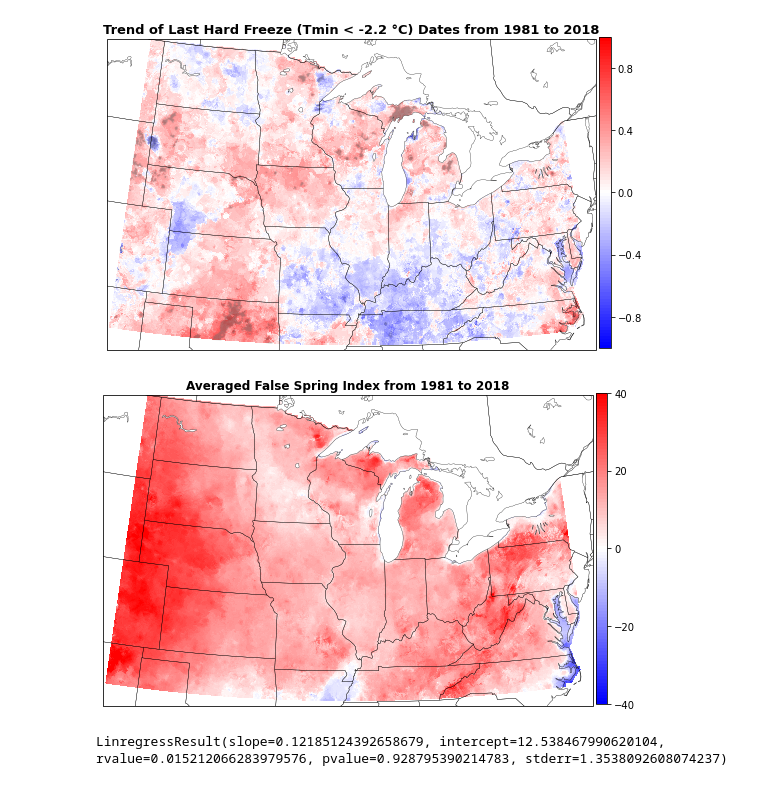
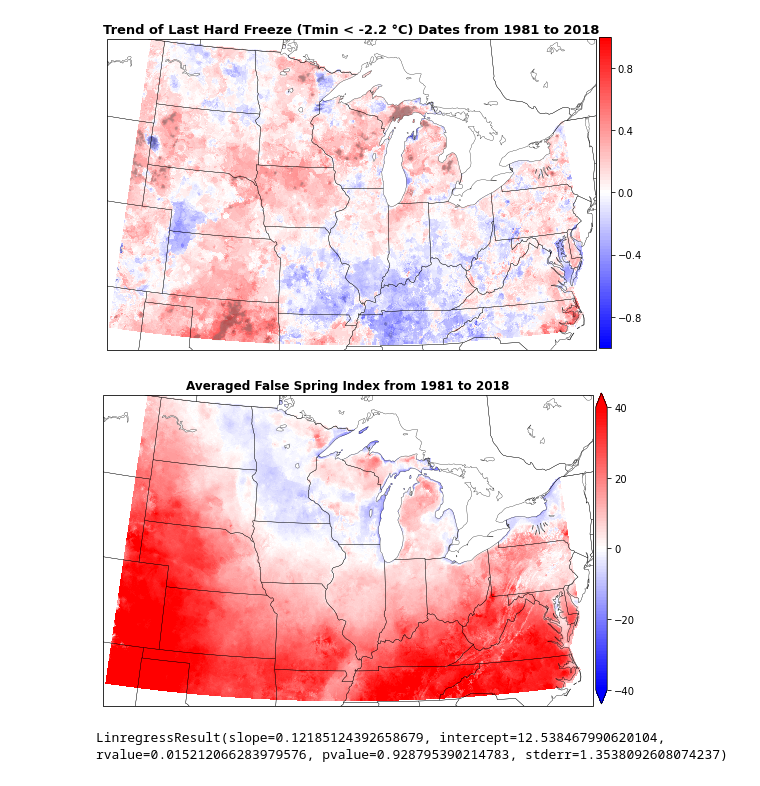
Before and after one commit to Diane1306/ERA5_PRISM, a Jupyter notebook: freeze_index.ipynb, the cells around one changed output. Cells and saved outputs as stored; diff of their text form; code cells hidden in the pictures.

```diff
--- a/freeze_index.ipynb
+++ b/freeze_index.ipynb
@@ -173,32 +183,33 @@ np.save('./var/FSI', FSI)
 # %%
-FSI = np.load('./var/FSI.npy')
+# FSI = np.load('./var/FSI.npy')
+FSI = np.load('./var/FSI_cherry.npy')
 
 fig = plt.figure(figsize=(8, 6))
 extent = [-105, -75, 34, 49]
 ax = plt.axes(projection=ccrs.AlbersEqualArea(np.mean(extent[:2]), np.mean(extent[2:])))
 ax.set_extent(extent)
 states = NaturalEarthFeature(category="cultural", scale="50m",
                              facecolor="none",
                              name="admin_1_states_provinces_shp")
 ax.add_feature(states, linewidth=.3, edgecolor="black")
 ax.add_feature(cartopy.feature.BORDERS, lw=.3, linestyle=':')
 ax.add_feature(cartopy.feature.COASTLINE, lw=.3, linestyle=':')
 ax.add_feature(cartopy.feature.LAKES, edgecolor='black', facecolor='white', lw=.3)
 
 levels = MaxNLocator(nbins=100).tick_values(-40 ,40)
 cmap = plt.get_cmap('bwr')
 norm = BoundaryNorm(levels, ncolors=cmap.N, clip=True)
 
 pc = plt.pcolormesh(Lon, Lat, FSI.mean(axis=0), cmap=cmap, norm=norm, transform=ccrs.PlateCarree())
 
 plt.title(f'Averaged False Spring Index from 1981 to 2018', fontsize=12, fontweight='bold')
 
 fig.subplots_adjust(bottom=0, top=0.95, left=0.05, right=0.9)
 cb_ax = fig.add_axes([0.905, 0.12, 0.02, 0.72])
-cbar = fig.colorbar(pc, cax=cb_ax, ticks=[-40, -20, 0, 20, 40])
-plt.savefig(f'./plot/freeze_index/FSI_mean.png')
+cbar = fig.colorbar(pc, cax=cb_ax, ticks=[-40, -20, 0, 20, 40],extend='both')
+plt.savefig(f'./plot/freeze_index/Cherry_FSI_mean.png')
 # %% [output]
-[figure, old version]
+[figure, new version]
 # %%
 fsi_ann = np.nanmean(FSI, axis=(1,2))
 re_fsi = stats.linregress(np.delete(Tann, 30), np.delete(fsi_ann, 30))
```
Also changed, not shown: parts of 7 cells of this notebook, 2 other files.
